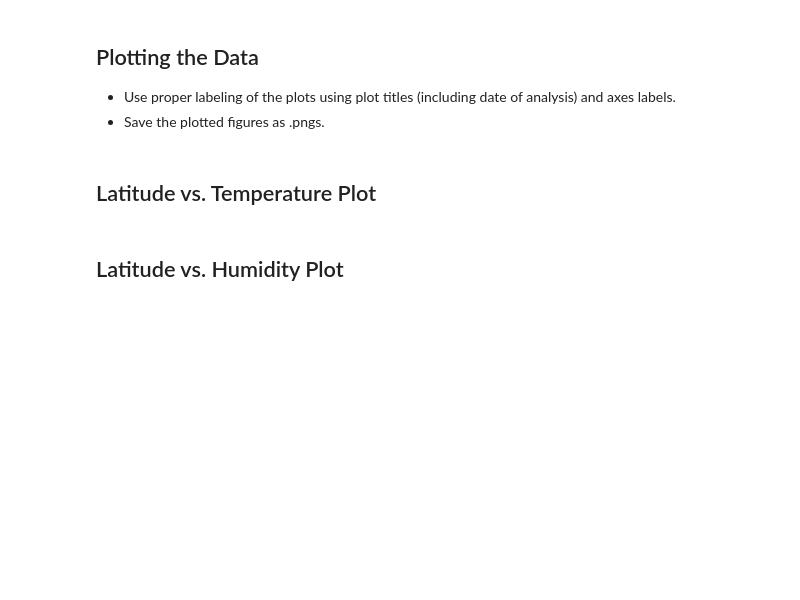
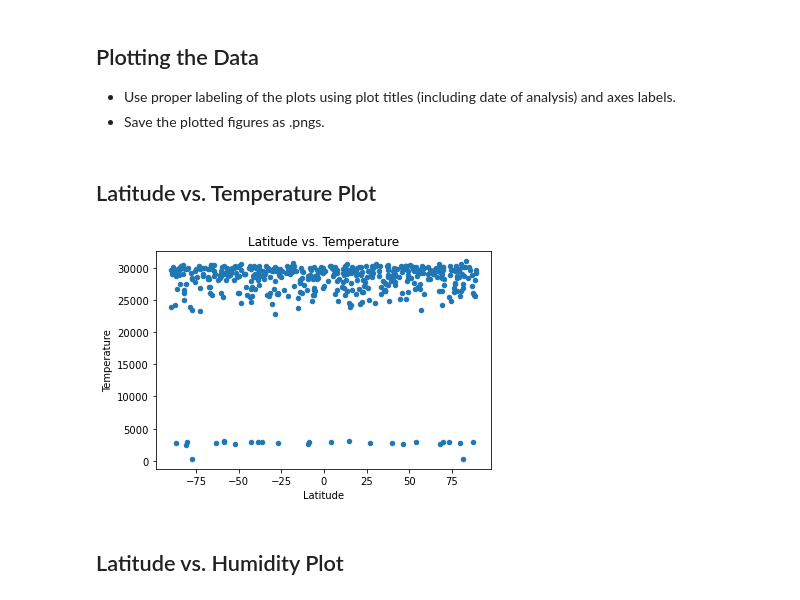
Before and after one commit to kehull/python-api-challenge, a Jupyter notebook: WeatherPy/WeatherPy.ipynb, the cells around one changed output. Cells and saved outputs as stored; diff of their text form; code cells hidden in the pictures; blank space fills up the shorter version.

Commit message:
weatherpy for review
To go over with Andrew.

```diff
--- a/WeatherPy/WeatherPy.ipynb
+++ b/WeatherPy/WeatherPy.ipynb
@@ -53,6 +54,12 @@ for lat_lng in lat_lngs:
     if city not in cities:
         cities.append(city)
 
+#I created this section to store the latitude and longitude of my cities for use later in the project.
+latitude = lats.tolist()
+longitude = lngs.tolist()
+city_info = pd.DataFrame(list(zip(cities, latitude, longitude)),
+               columns =["City Name", "Latitude", "Longitude"])
+
 # Print the city count to confirm sufficient count
 len(cities)
 # %% [output]
@@ -120,0 +128,22 @@ ugly_df
+# %%
+ugly_df = pd.read_csv('city_data.csv', header = None)
+ugly_df.columns = ["City ID", "City Name", "Cloudiness", "Wind Speed", "Weather Data"]
+
+ugly_weather_df = pd.DataFrame(ugly_df["Weather Data"].str.split(',', expand=True).values,
+             columns=["Temperature", "Feels Like", "Min Temp", "Max Temp", "Barometric Pressure", "Humidity", "Sea Level", "Ground Level"])
+better_df = ugly_df.join(ugly_weather_df).drop(["Weather Data"], axis =1)
+
+#i feel like there is probably a better way to code this section? this seems very heavy-handed. i tried to figure
+    #out a way to loop through the column names and perform the chained functions that way, but i couldn't get it to work.
+better_df["Temperature"] = better_df["Temperature"].str.split().str[-1].str.replace('\W', '').replace('}','',regex=True).astype(float)
+better_df["Feels Like"] = better_df["Feels Like"].str.split().str[-1].replace('}','',regex=True).astype(float)
+better_df["Min Temp"] = better_df["Min Temp"].str.split().str[-1].replace('}','',regex=True).astype(float)
+better_df["Max Temp"] = better_df["Max Temp"].str.split().str[-1].replace('}','',regex=True).astype(float)
+better_df["Barometric Pressure"] = better_df["Barometric Pressure"].str.split().str[-1].replace('}','',regex=True).astype(float)
+better_df["Humidity"] = better_df["Humidity"].str.split().str[-1].replace('}','',regex=True).astype(float)
+better_df["Sea Level"] = better_df["Sea Level"].str.split().str[-1].replace('}','',regex=True).astype(float)
+better_df["Ground Level"] = better_df["Ground Level"].str.split().str[-1].replace('}','',regex=True).astype(float)
+better_df["Wind Speed"] = better_df["Wind Speed"].str.split().str[-1].replace('}','',regex=True).astype(float)
+better_df["Cloudiness"] = better_df["Cloudiness"].str.split().str[-1].replace('}','',regex=True).astype(float)
+
+better_df
@@ -125,2 +185,4 @@ Skip this step if there are no cities that have humidity > 100%.
 # %%
 #  Get the indices of cities that have humidity over 100%.
+clean_city_data = better_df.loc[better_df['Humidity'] < 101]
+clean_city_data
@@ -129,0 +211,5 @@ Skip this step if there are no cities that have humidity > 100%.
+# %%
+# clean_city_data = clean_city_data.merge(city_info, on="City Name")
+clean_city_data = pd.merge(clean_city_data, city_info,
+                        how="left", on=["City Name"])
+clean_city_data
@@ -133,5 +233,11 @@ Skip this step if there are no cities that have humidity > 100%.
 * Save the plotted figures as .pngs.
 # %% [markdown]
 ## Latitude vs. Temperature Plot
+# %%
+clean_city_data.plot.scatter("Latitude", "Temperature")
+plt.title('Latitude vs. Temperature')
+plt.savefig('WeatherPy_PNG_files/lat_vs_temp.png')
+# %% [output]
+[figure, added]
 # %% [markdown]
 ## Latitude vs. Humidity Plot
```
Also changed, not shown: parts of 22 cells of this notebook, 13 other files.
